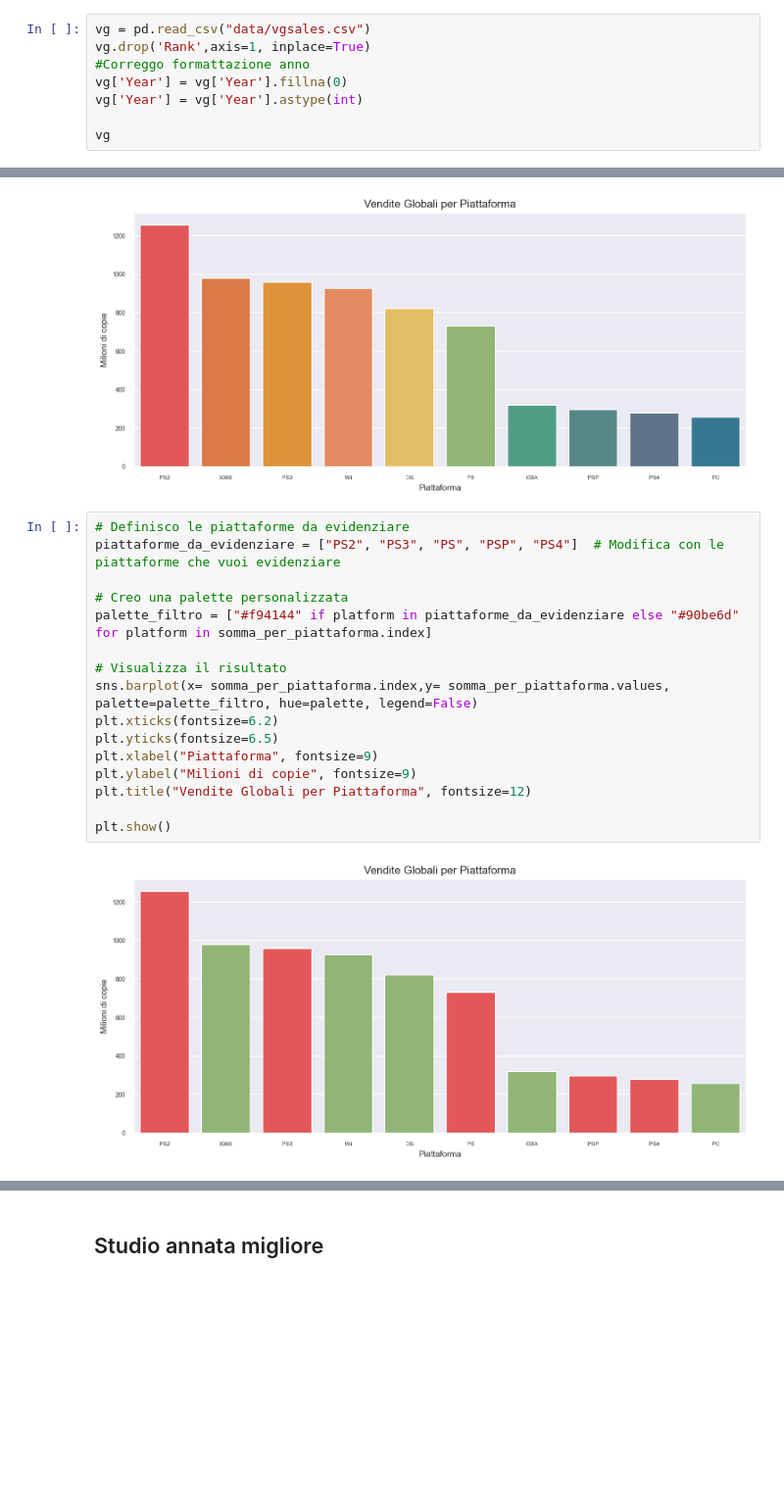
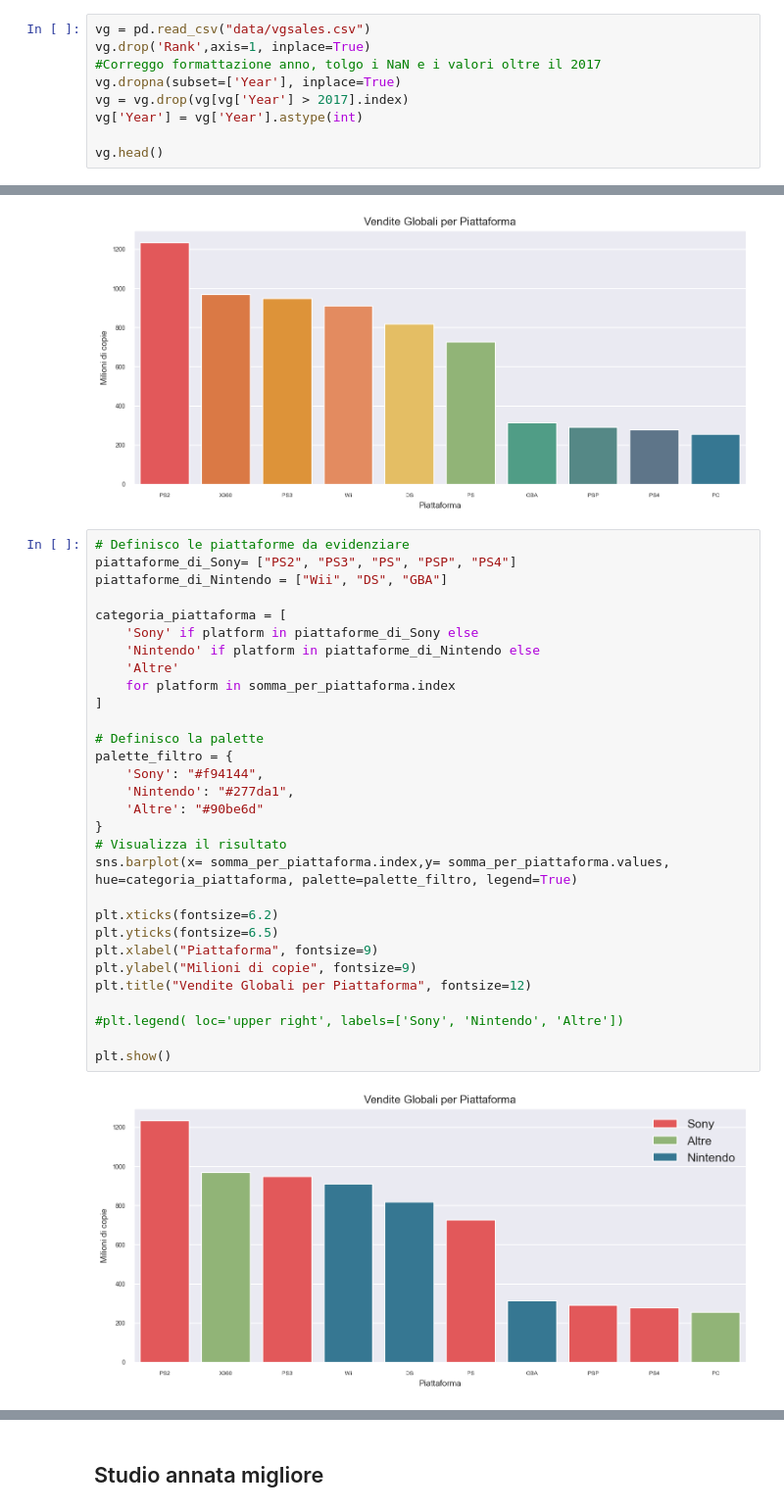
Before and after one commit to C0rro/Data-science-Videogiochi, a Jupyter notebook: Code.ipynb, the cells around one changed output, grey strips where cells are left out. Shown at 98% size. Drawn from its saved outputs; the diff is of its cells as text; blank space fills up the shorter version.

```diff
--- a/Code.ipynb
+++ b/Code.ipynb
@@ -22,11 +24,12 @@ DataSet:
 # %%
 vg = pd.read_csv("data/vgsales.csv")
 vg.drop('Rank',axis=1, inplace=True)
-#Correggo formattazione anno
-vg['Year'] = vg['Year'].fillna(0)
+#Correggo formattazione anno, tolgo i NaN e i valori oltre il 2017
+vg.dropna(subset=['Year'], inplace=True)
+vg = vg.drop(vg[vg['Year'] > 2017].index)
 vg['Year'] = vg['Year'].astype(int)
 
-vg
+vg.head()
 # %% [output]
 |  | Name | Platform | Year | Genre | Publisher | NA_Sales | EU_Sales | JP_Sales | Other_Sales | ... |
 | 0 | Wii Sports | Wii | 2006 | Sports | Nintendo | 41.49 | 29.02 | 3.77 | 8.46 | ... |
@@ -126,19 +133,33 @@ plt.show()
 [figure]
 # %%
 # Definisco le piattaforme da evidenziare
-piattaforme_da_evidenziare = ["PS2", "PS3", "PS", "PSP", "PS4"]  # Modifica con le piattaforme che vuoi evidenziare
+piattaforme_di_Sony= ["PS2", "PS3", "PS", "PSP", "PS4"]
+piattaforme_di_Nintendo = ["Wii", "DS", "GBA"]
 
-# Creo una palette personalizzata
-palette_filtro = ["#f94144" if platform in piattaforme_da_evidenziare else "#90be6d" for platform in somma_per_piattaforma.index]
+categoria_piattaforma = [
+    'Sony' if platform in piattaforme_di_Sony else
+    'Nintendo' if platform in piattaforme_di_Nintendo else
+    'Altre'
+    for platform in somma_per_piattaforma.index
+]
 
+# Definisco la palette
+palette_filtro = {
+    'Sony': "#f94144",
+    'Nintendo': "#277da1",
+    'Altre': "#90be6d"
+}
 # Visualizza il risultato
-sns.barplot(x= somma_per_piattaforma.index,y= somma_per_piattaforma.values, palette=palette_filtro, hue=palette, legend=False)
+sns.barplot(x= somma_per_piattaforma.index,y= somma_per_piattaforma.values, hue=categoria_piattaforma, palette=palette_filtro, legend=True)
+
 plt.xticks(fontsize=6.2)
 plt.yticks(fontsize=6.5)
 plt.xlabel("Piattaforma", fontsize=9)
 plt.ylabel("Milioni di copie", fontsize=9)
 plt.title("Vendite Globali per Piattaforma", fontsize=12)
 
+#plt.legend( loc='upper right', labels=['Sony', 'Nintendo', 'Altre'])
+
 plt.show()
 # %% [output]
-[figure, old version]
+[figure, new version]
```
Also changed, not shown: parts of 27 cells of this notebook, 2 other files.
